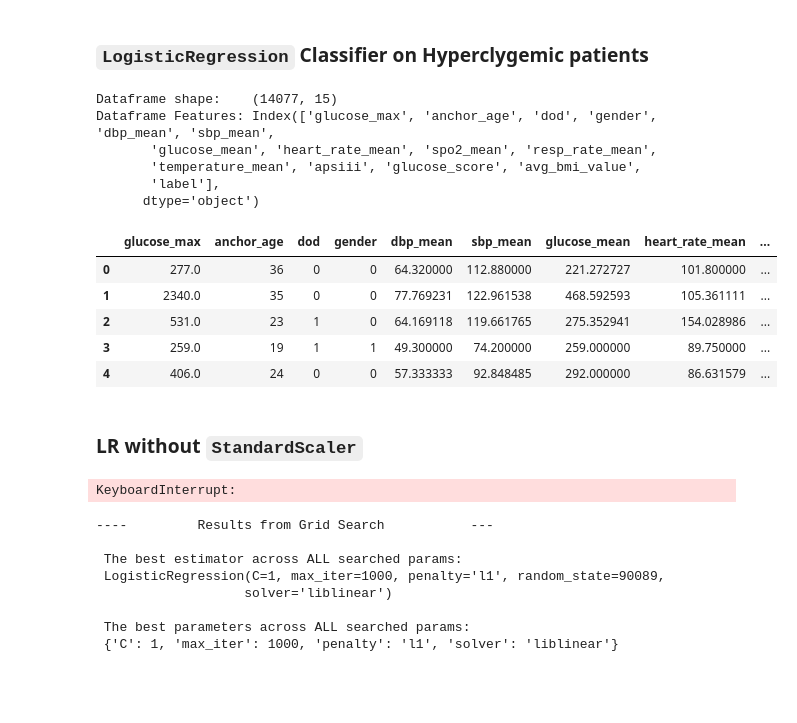
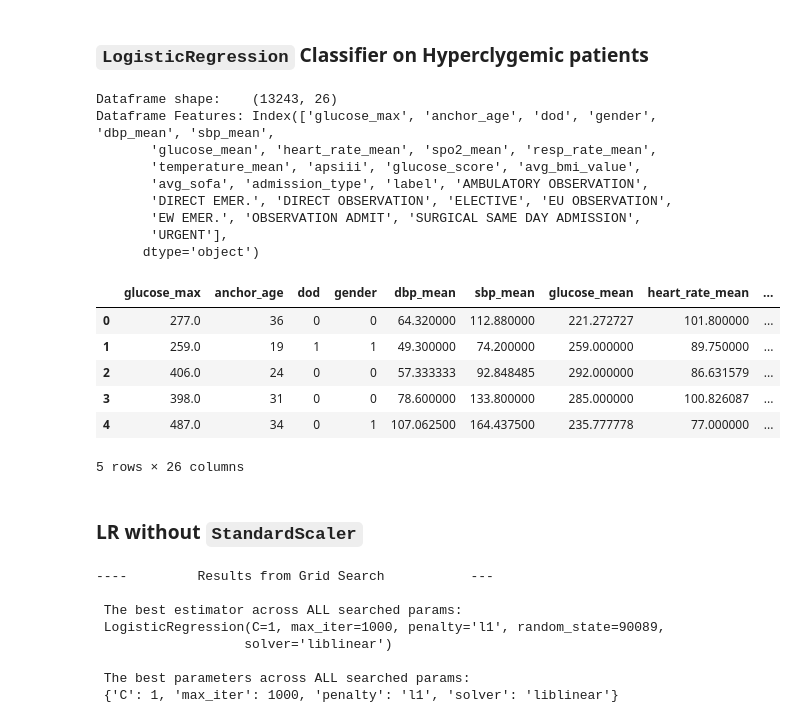
Before and after one commit to Kukaheadla/COMP90089_group_project, a Jupyter notebook: models/logistic_regression_imbalanced.ipynb, the cells around one changed output. Saved outputs shown, nothing was run; the diff lists cells and outputs as text; code cells hidden in the pictures; blank space fills up the shorter version.

Commit message:
Remove unreasonable data in glucose_max and glucose_mean

```diff
--- a/models/logistic_regression_imbalanced.ipynb
+++ b/models/logistic_regression_imbalanced.ipynb
@@ -20,26 +20,30 @@ os.environ["PYTHONWARNINGS"] = "ignore::UserWarning"
 ### `LogisticRegression` Classifier on Hyperclygemic patients
 # %%
 # Read data
-patient_df = pd.read_csv('../data/hyperglycemic_patients_w_categories.csv', usecols=list(range(3,20)))
-patient_df = patient_df.drop(['los', 'log10_los'], axis=1)
+patient_df = pd.read_csv('../data/hyperglycemic_patients_w_bin_categories.csv', index_col=0)
+patient_df = patient_df.drop(['los'], axis=1)
 
 # Previewing data
 print("Dataframe shape:   ", patient_df.shape)
 print("Dataframe Features:", patient_df.columns)
 patient_df.head()
 # %% [output]
-Dataframe shape:    (14077, 15)
+Dataframe shape:    (13243, 26)
 Dataframe Features: Index(['glucose_max', 'anchor_age', 'dod', 'gender', 'dbp_mean', 'sbp_mean',
        'glucose_mean', 'heart_rate_mean', 'spo2_mean', 'resp_rate_mean',
        'temperature_mean', 'apsiii', 'glucose_score', 'avg_bmi_value',
-       'label'],
+       'avg_sofa', 'admission_type', 'label', 'AMBULATORY OBSERVATION',
+       'DIRECT EMER.', 'DIRECT OBSERVATION', 'ELECTIVE', 'EU OBSERVATION',
+       'EW EMER.', 'OBSERVATION ADMIT', 'SURGICAL SAME DAY ADMISSION',
+       'URGENT'],
       dtype='object')
 |  | glucose_max | anchor_age | dod | gender | dbp_mean | sbp_mean | glucose_mean | heart_rate_mean | ... |
 | 0 | 277.0 | 36 | 0 | 0 | 64.320000 | 112.880000 | 221.272727 | 101.800000 | ... |
-| 1 | 2340.0 | 35 | 0 | 0 | 77.769231 | 122.961538 | 468.592593 | 105.361111 | ... |
-| 2 | 531.0 | 23 | 1 | 0 | 64.169118 | 119.661765 | 275.352941 | 154.028986 | ... |
-| 3 | 259.0 | 19 | 1 | 1 | 49.300000 | 74.200000 | 259.000000 | 89.750000 | ... |
-| 4 | 406.0 | 24 | 0 | 0 | 57.333333 | 92.848485 | 292.000000 | 86.631579 | ... |
+| 1 | 259.0 | 19 | 1 | 1 | 49.300000 | 74.200000 | 259.000000 | 89.750000 | ... |
+| 2 | 406.0 | 24 | 0 | 0 | 57.333333 | 92.848485 | 292.000000 | 86.631579 | ... |
+| 3 | 398.0 | 31 | 0 | 0 | 78.600000 | 133.800000 | 285.000000 | 100.826087 | ... |
+| 4 | 487.0 | 34 | 0 | 1 | 107.062500 | 164.437500 | 235.777778 | 77.000000 | ... |
+5 rows × 26 columns
 # %% [markdown]
 ### LR without `StandardScaler`
 # %%
@@ -58,8 +62,6 @@ parameters = {
     'max_iter': [1000, 2000]}
 grid_lr = GridSearchCV(lr, parameters, cv=5, n_jobs=8)
 grid_lr.fit(X_train, y_train)
-# %% [output]
-KeyboardInterrupt:
 # %%
 print("----         Results from Grid Search           ---")
 print("\n The best estimator across ALL searched params:\n", grid_lr.best_estimator_)
```
Also changed, not shown: parts of 6 cells of this notebook, 3 other files.
